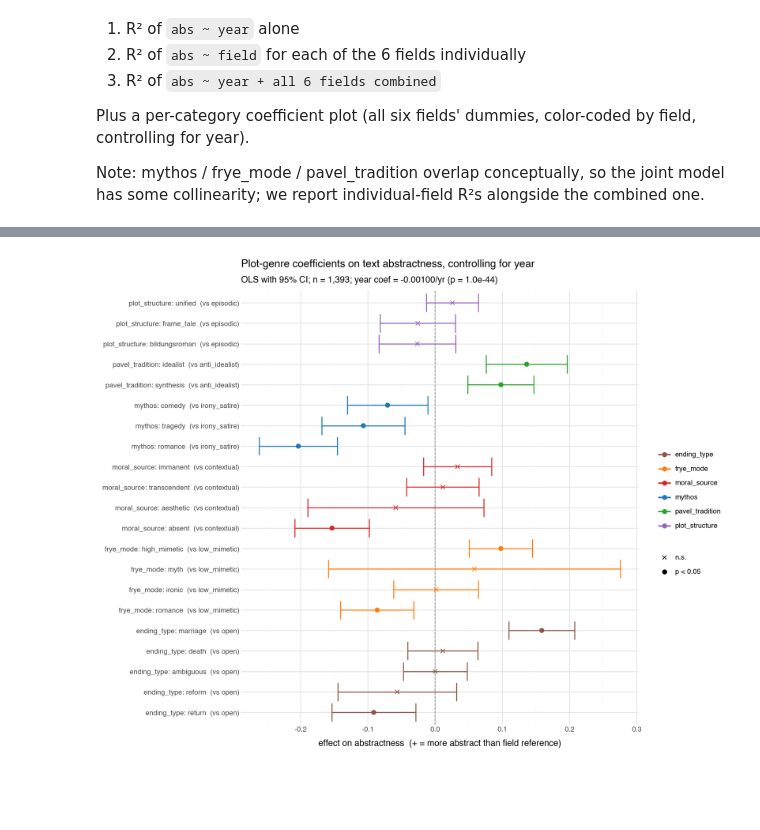
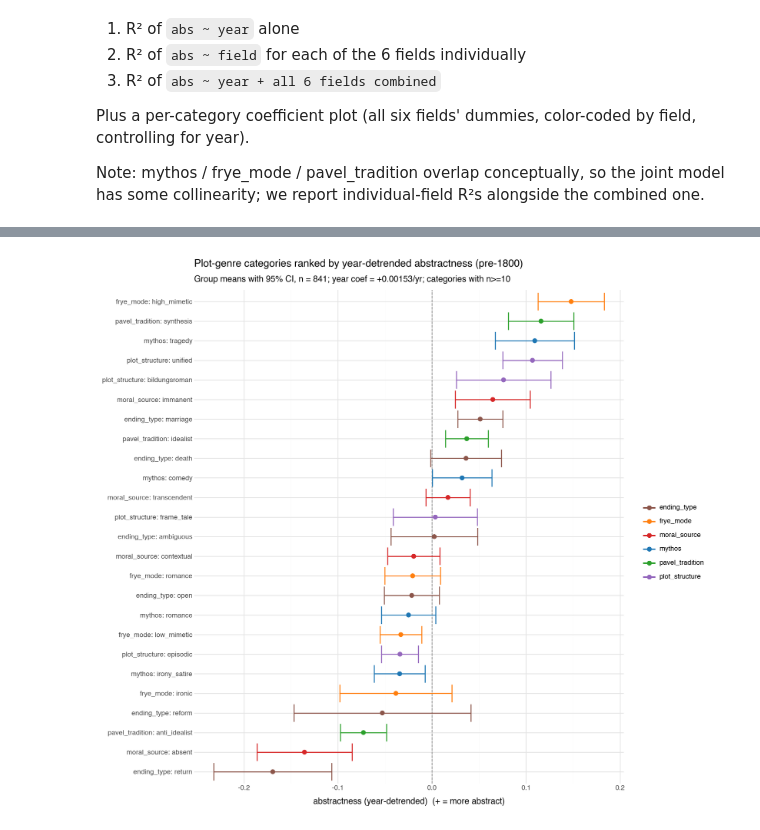
Before and after one commit to quadrismegistus/abstraction, a Jupyter notebook: notebooks/16-plot-genre.ipynb, the cells around one changed output, grey strips where cells are left out. Cells and saved outputs as stored; diff of their text form; code cells hidden in the pictures; blank space fills up the shorter version.

```diff
--- a/notebooks/16-plot-genre.ipynb
+++ b/notebooks/16-plot-genre.ipynb
@@ -405,43 +397,37 @@ year + all 6 fields                        22   0.3605   0.3503
 # %%
-import statsmodels.api as sm
+# Year-detrended group means per (field, category): for each text, subtract
+# the time trend, then group on each plot-genre value. Plots all categories
+# on one axis sorted most-to-least abstract, like notebook 17 §5.
 
-# Combined model: year + all 6 fields' dummies. Coefs interpretable as "effect
-# of being in this category vs. the field's reference category, controlling
-# for year and all other fields."
-X_full = np.hstack([X_year, X_all])
-X_full_const = sm.add_constant(X_full)
-ols = sm.OLS(y, X_full_const).fit()
+year_only = LinearRegression().fit(X_year, y)
+y_resid = y - year_only.predict(X_year)
+work = work.assign(abs_resid=y_resid)
 
-# Recover names: const, year, then dummies in field-then-category order.
-dummy_cols = []
-field_of = {}
+records = []
 for f in FIELDS:
-    dum, ref, _ = make_dummies(f)
-    for col in dum.columns:
-        cat = col[len(f) + 1:]  # strip "field_" prefix
-        dummy_cols.append((f, cat, ref))
+    for cat, grp in work.groupby(f):
+        if len(grp) < 10:
+            continue
+        records.append({
+            'field': f,
+            'category': str(cat),
+            'label': f'{f}: {cat}',
+            'n': len(grp),
+            'mean': grp['abs_resid'].mean(),
+            'se': grp['abs_resid'].std(ddof=1) / np.sqrt(len(grp)),
+        })
+cat_df = pd.DataFrame(records)
+cat_df['lo'] = cat_df['mean'] - 1.96 * cat_df['se']
+cat_df['hi'] = cat_df['mean'] + 1.96 * cat_df['se']
+cat_df = cat_df.sort_values('mean')
+cat_df['label'] = pd.Categorical(cat_df['label'],
+                                 categories=cat_df['label'].tolist(), ordered=True)
 
-coefs = ols.params[2:]
-ses = ols.bse[2:]
-pvals = ols.pvalues[2:]
-records = []
-for (field, cat, ref), b, s, p in zip(dummy_cols, coefs, ses, pvals):
-    records.append({
-        'field': field,
-        'category': cat,
-        'label': f'{field}: {cat}  (vs {ref})',
-        'coef': b, 'se': s, 'p': p,
-        'lo': b - 1.96 * s, 'hi': b + 1.96 * s,
-        'signif': p < 0.05,
-    })
-coef_df = pd.DataFrame(records).sort_values(['field', 'coef'])
-coef_df['label'] = pd.Categorical(coef_df['label'],
-                                  categories=coef_df['label'].tolist(), ordered=True)
-
-print(f'Year coef: {ols.params[1]:+.5f} per year (t = {ols.tvalues[1]:.2f}, p = {ols.pvalues[1]:.2e})')
+print(f'Year coef (year-only model): {year_only.coef_[0]:+.5f}/yr')
 print()
-print('Plot-genre coefficients (effect on abstractness after detrending year):')
-print(coef_df[['field', 'category', 'coef', 'se', 'p', 'signif']].to_string(index=False))
+print('Categories sorted most-to-least abstract (year-detrended group means):')
+print(cat_df.sort_values('mean', ascending=False)
+      [['field', 'category', 'n', 'mean']].round(4).to_string(index=False))
 
 field_palette = {
     'mythos':          '#1f77b4',
@@ -452,21 +438,19 @@ field_palette = {
     'ending_type':     '#8c564b',
 }
 
-p_coef_pg = (p9.ggplot(coef_df, p9.aes(x='coef', y='label', color='field'))
+p_coef_pg = (p9.ggplot(cat_df, p9.aes(x='mean', y='label', color='field'))
              + p9.geom_vline(xintercept=0, linetype='dashed', color='#888888')
              + p9.geom_errorbarh(p9.aes(xmin='lo', xmax='hi'), height=0.0, size=0.7)
-             + p9.geom_point(p9.aes(shape='signif'), size=2.5)
+             + p9.geom_point(size=2.5)
              + p9.scale_color_manual(values=field_palette)
-             + p9.scale_shape_manual(values={True: 'o', False: 'x'},
-                                     labels={True: 'p < 0.05', False: 'n.s.'})
              + p9.labs(
-                 title='Plot-genre coefficients on text abstractness, controlling for year',
-                 subtitle=f'OLS with 95% CI; n = {n:,}; year coef = {ols.params[1]:+.5f}/yr (p = {ols.pvalues[1]:.1e})',
-                 x='effect on abstractness  (+ = more abstract than field reference)',
-                 y='', color='', shape='',
+                 title='Plot-genre categories ranked by year-detrended abstractness (pre-1800)',
+                 subtitle=f'Group means with 95% CI, n = {n:,}; year coef = {year_only.coef_[0]:+.5f}/yr; categories with n>=10',
+                 x='abstractness (year-detrended)  (+ = more abstract)',
+                 y='', color='',
              )
              + p9.theme_minimal()
-             + p9.theme(figure_size=(11, max(6, 0.32 * len(coef_df) + 2)),
+             + p9.theme(figure_size=(11, max(6, 0.32 * len(cat_df) + 2)),
                         legend_position='right'))
 
 out = os.path.join(DROPBOX_FIGS, 'plot_genre_abstractness_coefficients.png')
@@ -492,3 +476,3 @@ Plot-genre coefficients (effect on abstractness after detrending year):
 
 Saved to /Users/rj416/Dropbox/Prof/Books/AbsLitHist/book/figures/plot_genre_abstractness_coefficients.png
-[figure, old version]
+[figure, new version]
```
Also changed, not shown: parts of 2 cells of this notebook.
